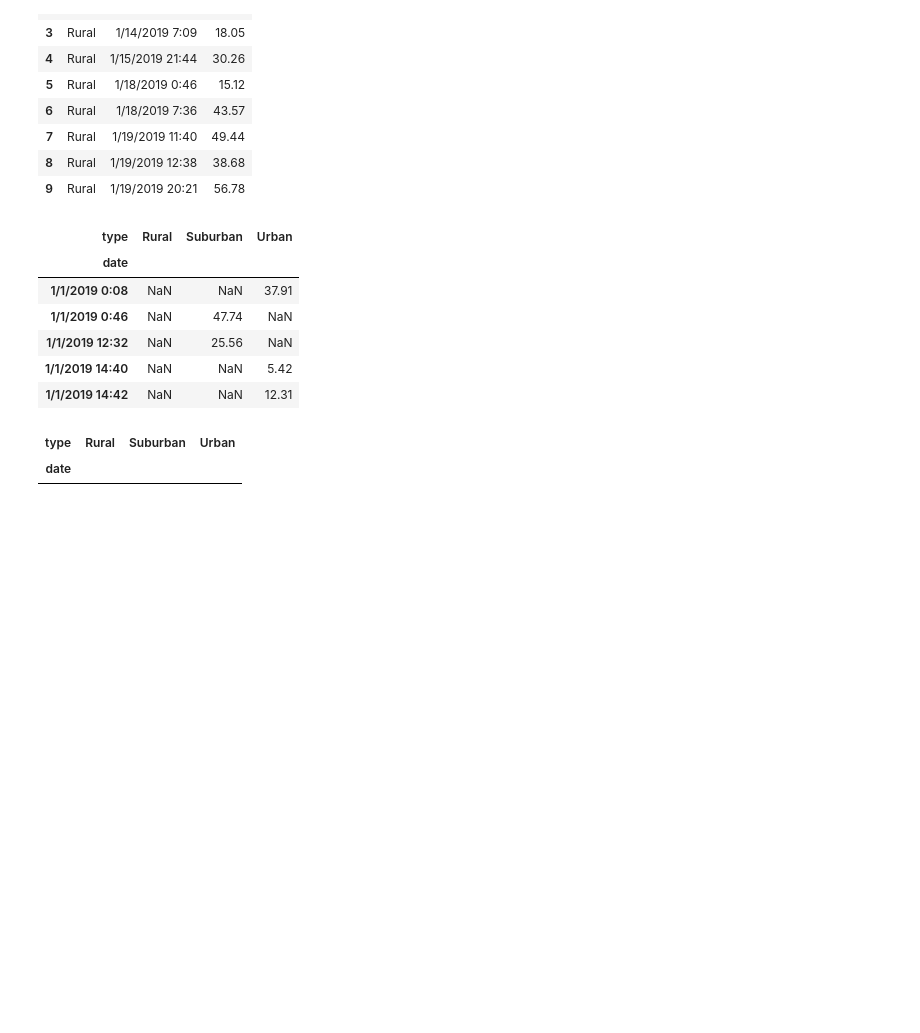
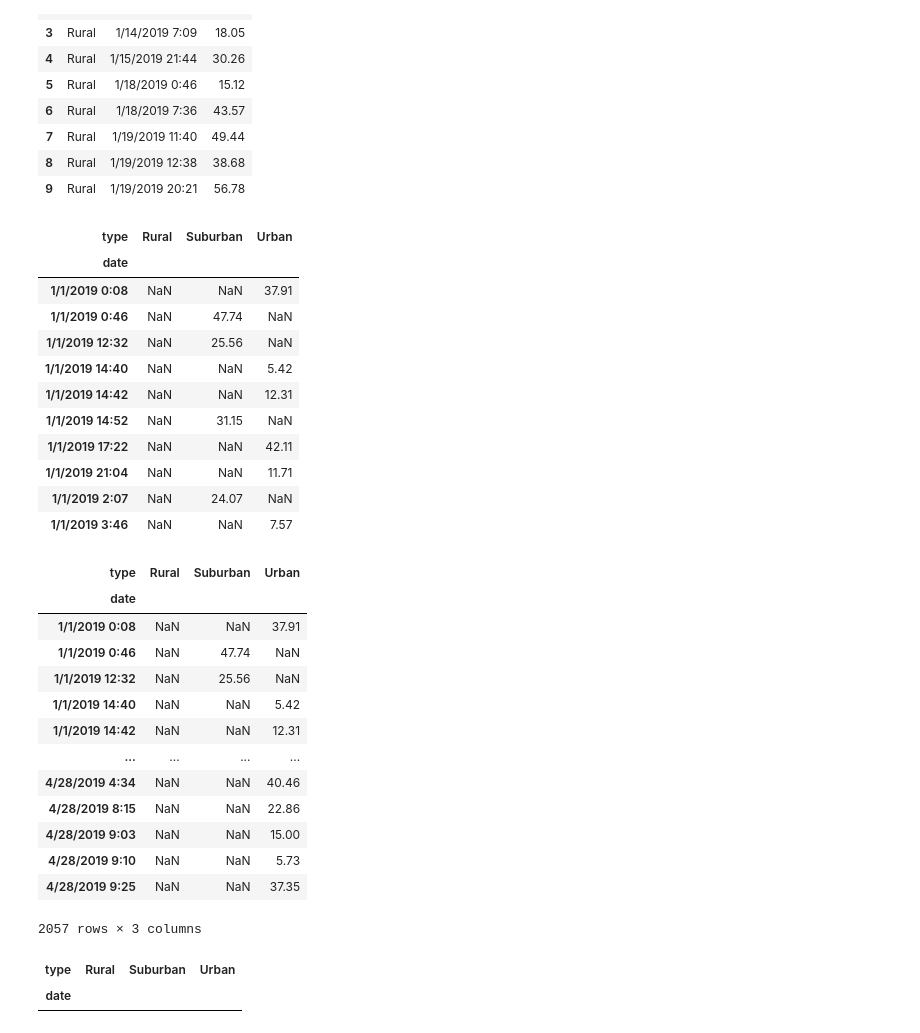
Before and after one commit to Normanfamdamly/PyBer_Analysis, a Jupyter notebook: PyBer_Challenge.ipynb, the cells around one changed output. Saved outputs shown, nothing was run; the diff lists cells and outputs as text; code cells hidden in the pictures; blank space fills up the shorter version.

```diff
--- a/PyBer_Challenge.ipynb
+++ b/PyBer_Challenge.ipynb
@@ -135,8 +135,8 @@ pyber_data_df.head(15)
 # %%
 # 2. Using groupby() to create a new DataFrame showing the sum of the fares
 #  for each date where the indices are the city type and date.
-fare_by_citydate_df = pyber_data_df.groupby(["type", "date"]).sum()[["fare"]]
-fare_by_citydate_df.head()
+tot_fare_citydate_df =pyber_data_df.groupby(["type", "date"]).sum()[["fare"]]
+tot_fare_citydate_df
 # %% [output]
 |  |  | fare |
 | type | date |  |
@@ -148,8 +155,8 @@ fare_by_citydate_df.head()
 # %%
 # 3. Reset the index on the DataFrame you created in #1. This is needed to use the 'pivot()' function.
 # df = df.reset_index()
-fare_by_citydate_df = fare_by_citydate_df.reset_index()
-fare_by_citydate_df.head(10)
+tot_fare_citydate_df = tot_fare_citydate_df.reset_index()
+tot_fare_citydate_df.head(10)
 # %% [output]
 |  | type | date | fare |
 | 0 | Rural | 1/1/2019 9:45 | 43.69 |
@@ -165,8 +172,8 @@ fare_by_citydate_df.head(10)
 # %%
 # 4. Create a pivot table with the 'date' as the index, the columns ='type', and values='fare'
 # to get the total fares for each type of city by the date.
-fare_by_citydate_pivot = fare_by_citydate_df.pivot(index="date", columns="type", values="fare")
-fare_by_citydate_pivot.head()
+tot_fare_citydate_pivot = tot_fare_citydate_df.pivot(index="date", columns="type", values="fare")
+tot_fare_citydate_pivot.head(10)
 # %% [output]
 | type | Rural | Suburban | Urban |
 | date |  |  |  |
@@ -175,15 +182,38 @@ fare_by_citydate_pivot.head()
 | 1/1/2019 12:32 | NaN | 25.56 | NaN |
 | 1/1/2019 14:40 | NaN | NaN | 5.42 |
 | 1/1/2019 14:42 | NaN | NaN | 12.31 |
+| 1/1/2019 14:52 | NaN | 31.15 | NaN |
+| 1/1/2019 17:22 | NaN | NaN | 42.11 |
+| 1/1/2019 21:04 | NaN | NaN | 11.71 |
+| 1/1/2019 2:07 | NaN | 24.07 | NaN |
+| 1/1/2019 3:46 | NaN | NaN | 7.57 |
 # %%
 # 5. Create a new DataFrame from the pivot table DataFrame using loc on the given dates, '2019-01-01':'2019-04-29'.
-filtered_fare_data_df = fare_by_citydate_pivot.loc['2019-01-01': '2019-04-29']
-filtered_fare_data_df.head(25)
+filtered_fare_date_df = tot_fare_citydate_pivot.loc['1/1/2019':'4/29/2019']
+filtered_fare_date_df
 # %% [output]
 | type | Rural | Suburban | Urban |
 | date |  |  |  |
+| 1/1/2019 0:08 | NaN | NaN | 37.91 |
+| 1/1/2019 0:46 | NaN | 47.74 | NaN |
+| 1/1/2019 12:32 | NaN | 25.56 | NaN |
+| 1/1/2019 14:40 | NaN | NaN | 5.42 |
+| 1/1/2019 14:42 | NaN | NaN | 12.31 |
+| ... | ... | ... | ... |
+| 4/28/2019 4:34 | NaN | NaN | 40.46 |
+| 4/28/2019 8:15 | NaN | NaN | 22.86 |
+| 4/28/2019 9:03 | NaN | NaN | 15.00 |
+| 4/28/2019 9:10 | NaN | NaN | 5.73 |
+| 4/28/2019 9:25 | NaN | NaN | 37.35 |
+2057 rows × 3 columns
 # %%
+# 6. Set the "date" index to datetime datatype. This is necessary to use the resample()
+# method in Step 8. # df.index = pd.to_datetime(df.index)
 # 6. Set the "date" index to datetime datatype. This is necessary to use the resample() method in Step 8.
-# df.index = pd.to_datetime(df.index)
+filtered_fare_date_df.index = pd.to_datetime(filtered_fare_date_df.index)
+filtered_fare_date_df
+# %% [output]
+| type | Rural | Suburban | Urban |
+| date |  |  |  |
 # %%
 # 7. Check that the datatype for the index is datetime using df.info()
```
Also changed, not shown: parts of 4 cells of this notebook.
